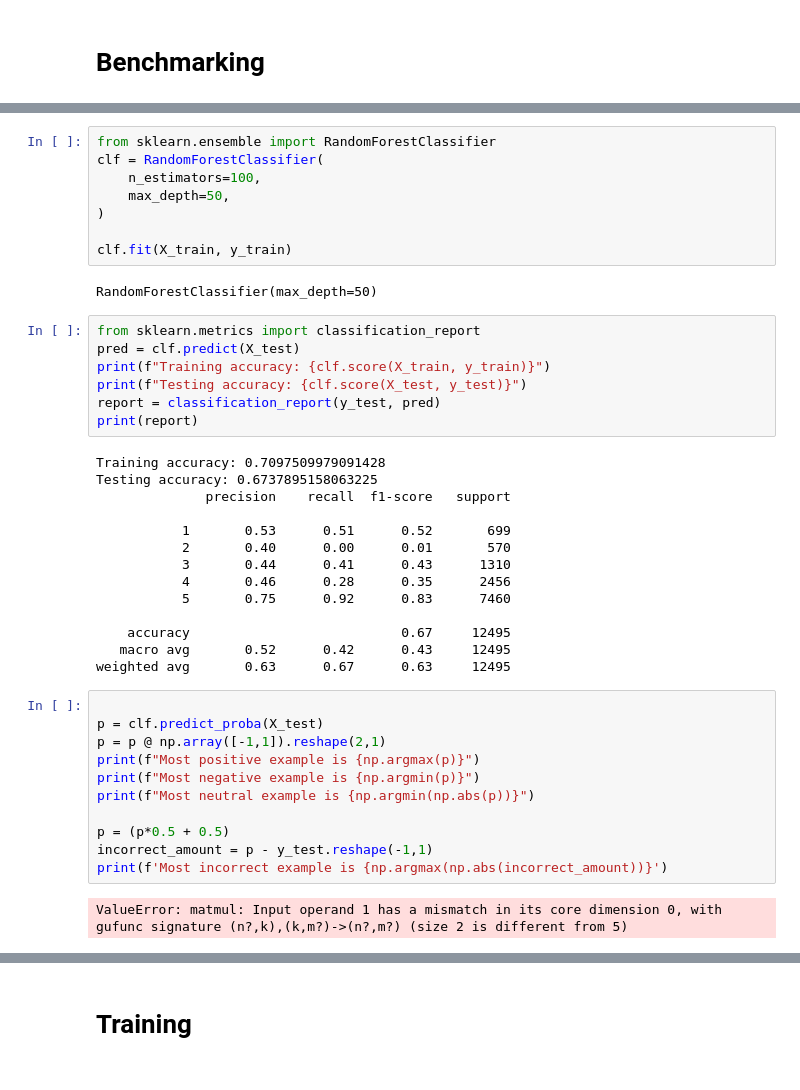
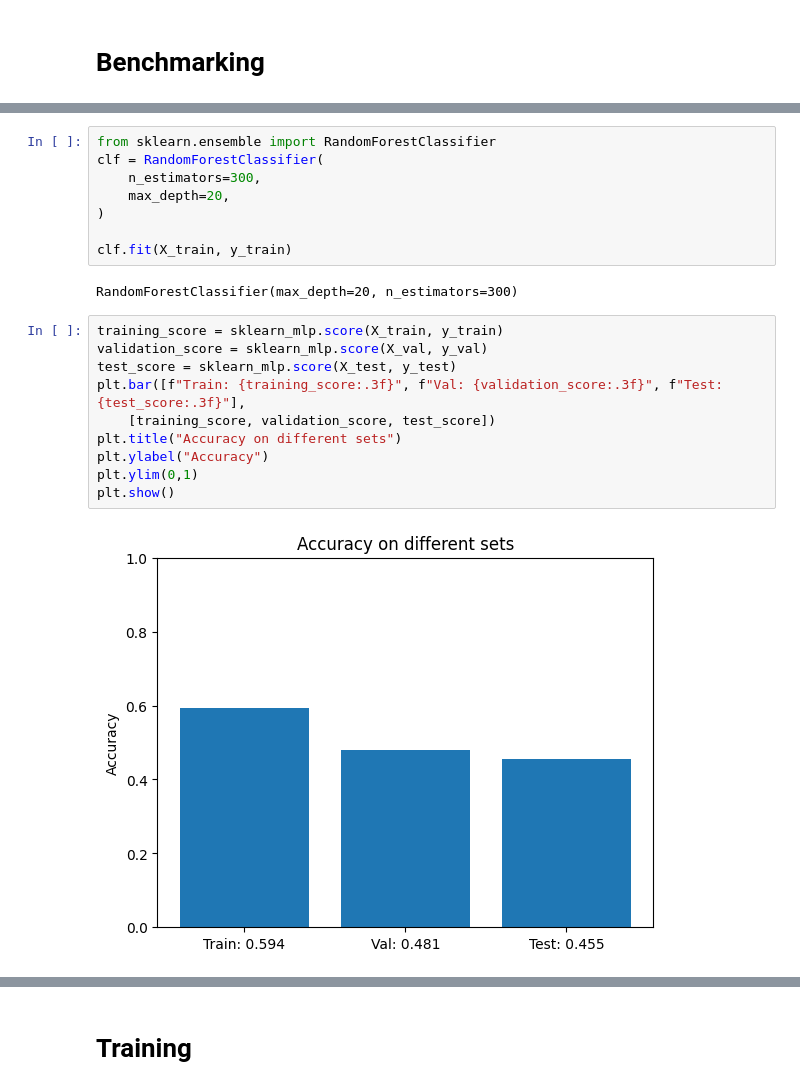
Before and after one commit to wumphlett/ML-Project, a Jupyter notebook: project.ipynb, the cells around one changed output, grey strips where cells are left out. Saved outputs shown, nothing was run; the diff lists cells and outputs as text.

```diff
--- a/project.ipynb
+++ b/project.ipynb
@@ -168,44 +190,22 @@ MLPClassifier(activation='logistic', early_stopping=True,
 # %%
 from sklearn.ensemble import RandomForestClassifier
 clf = RandomForestClassifier(
-    n_estimators=100,
-    max_depth=50,
+    n_estimators=300,
+    max_depth=20,
 )
 
 clf.fit(X_train, y_train)
 # %% [output]
-RandomForestClassifier(max_depth=50)
+RandomForestClassifier(max_depth=20, n_estimators=300)
 # %%
-from sklearn.metrics import classification_report
-pred = clf.predict(X_test)
-print(f"Training accuracy: {clf.score(X_train, y_train)}")
-print(f"Testing accuracy: {clf.score(X_test, y_test)}")
-report = classification_report(y_test, pred)
-print(report)
+training_score = sklearn_mlp.score(X_train, y_train)
+validation_score = sklearn_mlp.score(X_val, y_val)
+test_score = sklearn_mlp.score(X_test, y_test)
+plt.bar([f"Train: {training_score:.3f}", f"Val: {validation_score:.3f}", f"Test: {test_score:.3f}"],
+    [training_score, validation_score, test_score])
+plt.title("Accuracy on different sets")
+plt.ylabel("Accuracy")
+plt.ylim(0,1)
+plt.show()
 # %% [output]
-Training accuracy: 0.7097509979091428
-Testing accuracy: 0.6737895158063225
-              precision    recall  f1-score   support
-
-           1       0.53      0.51      0.52       699
-           2       0.40      0.00      0.01       570
-           3       0.44      0.41      0.43      1310
-           4       0.46      0.28      0.35      2456
-           5       0.75      0.92      0.83      7460
-
-    accuracy                           0.67     12495
-   macro avg       0.52      0.42      0.43     12495
-weighted avg       0.63      0.67      0.63     12495
+[figure, added]
-# %%
-
-p = clf.predict_proba(X_test)
-p = p @ np.array([-1,1]).reshape(2,1)
-print(f"Most positive example is {np.argmax(p)}")
-print(f"Most negative example is {np.argmin(p)}")
-print(f"Most neutral example is {np.argmin(np.abs(p))}")
-
-p = (p*0.5 + 0.5)
-incorrect_amount = p - y_test.reshape(-1,1)
-print(f'Most incorrect example is {np.argmax(np.abs(incorrect_amount))}')
-# %% [output]
-ValueError: matmul: Input operand 1 has a mismatch in its core dimension 0, with gufunc signature (n?,k),(k,m?)->(n?,m?) (size 2 is different from 5)
```
Also changed, not shown: parts of 20 cells of this notebook, 5 other files.
